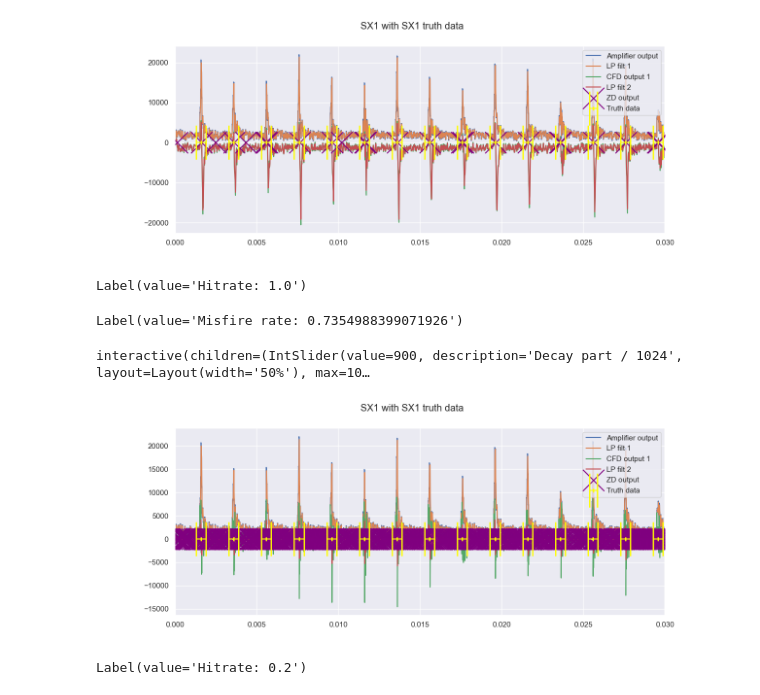
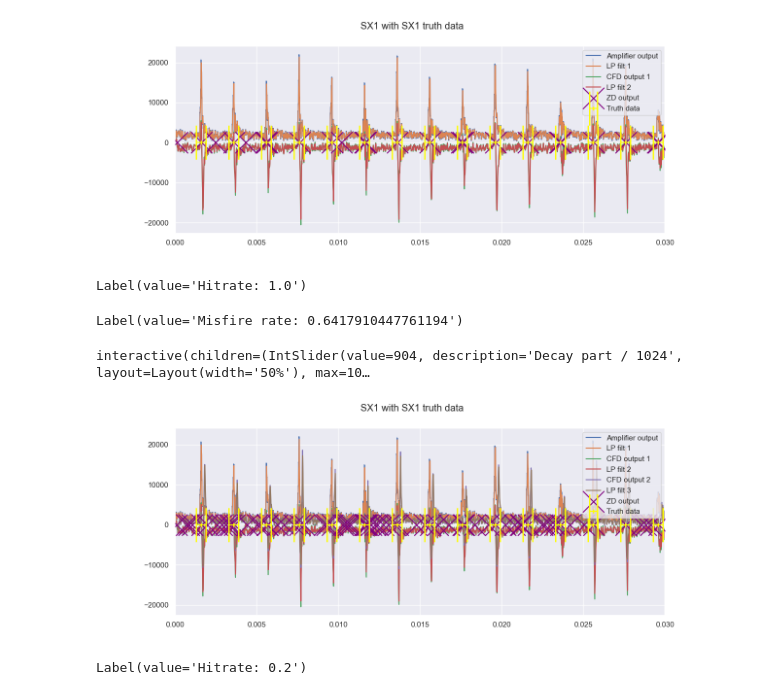
Before and after one commit to roysiu-gh/qtnm-trigger-cfd, a Jupyter notebook: analysis/visualisation.ipynb, the cells around one changed output. Cells and saved outputs as stored; diff of their text form; code cells hidden in the pictures.

Commit message:
Change funning CFD twice to be optional.

```diff
--- a/analysis/visualisation.ipynb
+++ b/analysis/visualisation.ipynb
@@ -56,23 +56,21 @@ Label(value='Misfire rate: 0.16666666666666666')
 interactive(children=(IntSlider(value=900, description='Decay part / 1024', layout=Layout(width='50%'), max=10…
 [figure]
 # %%
-def diff(x_all, *args, **kwargs):
-    return np.pad( np.diff(x_all), (0, 1) ) * 10
-
 image1Diff = InteractiveTrigger(
         *data["SX1"],
         truth_data = SX1_truth_data,
-    cfd_alg = diff,
+    # cfd_alg = diff,
         title = "SX1 with SX1 truth data",
         tolerance = 300e-6,
         slice_end = 30_000,
+    run_discriminator_twice = True,
     )
 image1Diff.show()
 # %% [output]
 Label(value='Hitrate: 1.0')
-Label(value='Misfire rate: 0.7354988399071926')
+Label(value='Misfire rate: 0.6417910447761194')
-interactive(children=(IntSlider(value=900, description='Decay part / 1024', layout=Layout(width='50%'), max=10…
+interactive(children=(IntSlider(value=904, description='Decay part / 1024', layout=Layout(width='50%'), max=10…
-[figure, old version]
+[figure, new version]
 # %%
 image2 = InteractiveTrigger(
         *data["SX1+XN2"],
```
Also changed, not shown: parts of 2 cells of this notebook, 4 other files.
